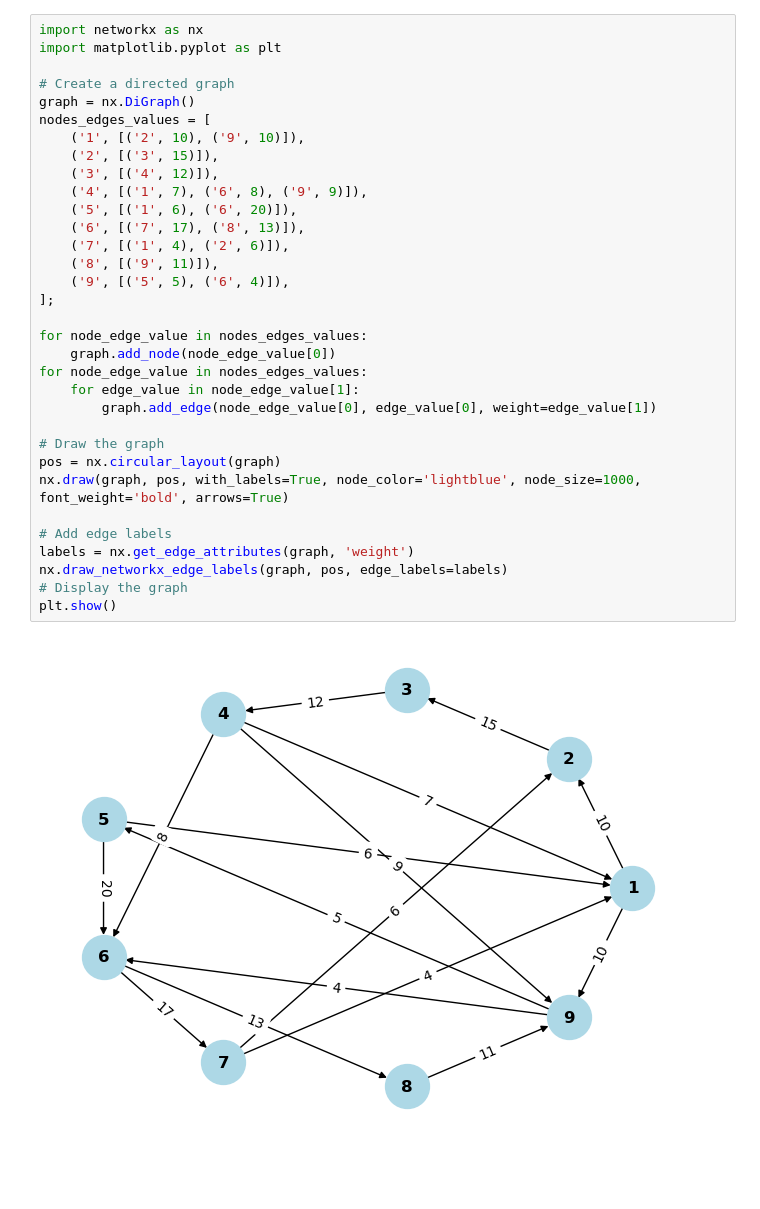
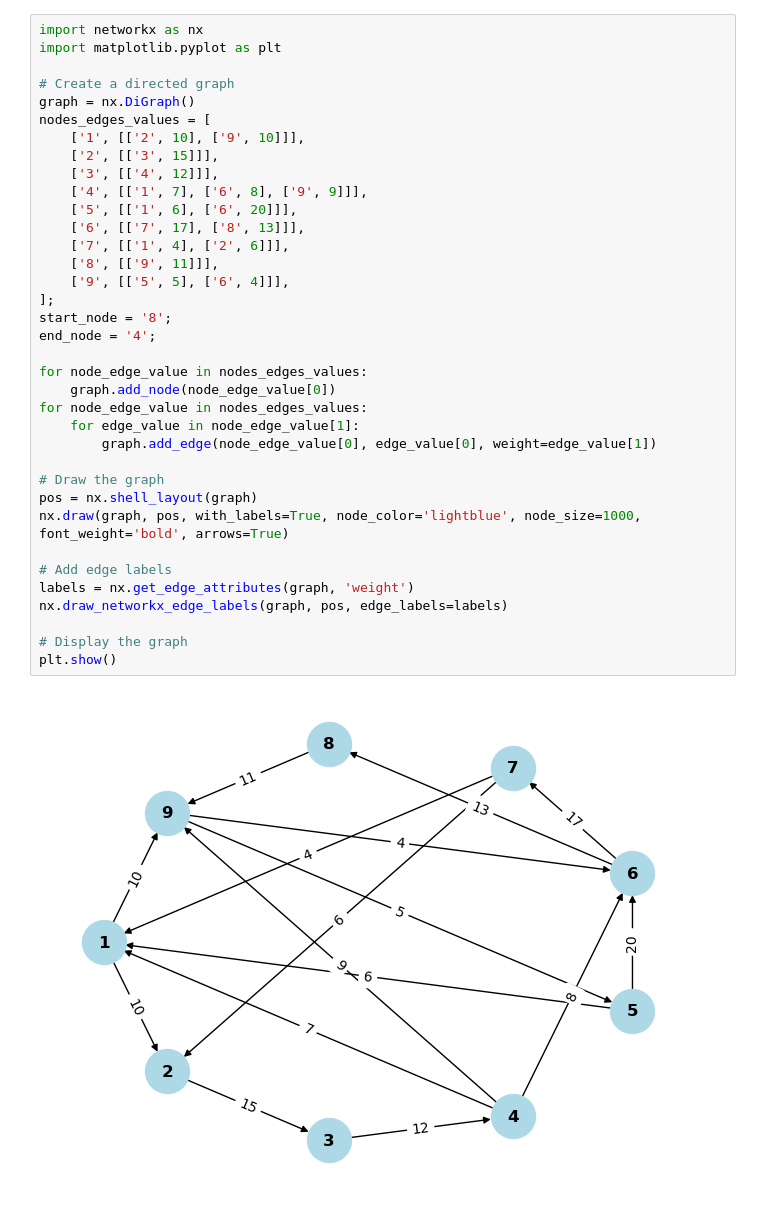
Before and after one commit to Temepest74/game_theory_ford, a Jupyter notebook: notebooks/main.ipynb, the cells around one changed output. Drawn from its saved outputs; the diff is of its cells as text; blank space fills up the shorter version.

```diff
--- a/notebooks/main.ipynb
+++ b/notebooks/main.ipynb
@@ -1,35 +1,38 @@
 # %%
 import networkx as nx
 import matplotlib.pyplot as plt
 
 # Create a directed graph
 graph = nx.DiGraph()
 nodes_edges_values = [
-    ('1', [('2', 10), ('9', 10)]),
-    ('2', [('3', 15)]),
-    ('3', [('4', 12)]),
-    ('4', [('1', 7), ('6', 8), ('9', 9)]),
-    ('5', [('1', 6), ('6', 20)]),
-    ('6', [('7', 17), ('8', 13)]),
-    ('7', [('1', 4), ('2', 6)]),
-    ('8', [('9', 11)]),
-    ('9', [('5', 5), ('6', 4)]),
+    ['1', [['2', 10], ['9', 10]]],
+    ['2', [['3', 15]]],
+    ['3', [['4', 12]]],
+    ['4', [['1', 7], ['6', 8], ['9', 9]]],
+    ['5', [['1', 6], ['6', 20]]],
+    ['6', [['7', 17], ['8', 13]]],
+    ['7', [['1', 4], ['2', 6]]],
+    ['8', [['9', 11]]],
+    ['9', [['5', 5], ['6', 4]]],
 ];
+start_node = '8';
+end_node = '4';
 
 for node_edge_value in nodes_edges_values:
     graph.add_node(node_edge_value[0])
 for node_edge_value in nodes_edges_values:
     for edge_value in node_edge_value[1]:
         graph.add_edge(node_edge_value[0], edge_value[0], weight=edge_value[1])
 
 # Draw the graph
-pos = nx.circular_layout(graph)
+pos = nx.shell_layout(graph)
 nx.draw(graph, pos, with_labels=True, node_color='lightblue', node_size=1000, font_weight='bold', arrows=True)
 
 # Add edge labels
 labels = nx.get_edge_attributes(graph, 'weight')
 nx.draw_networkx_edge_labels(graph, pos, edge_labels=labels)
+
 # Display the graph
 plt.show()
 # %% [output]
-[figure, old version]
+[figure, new version]
```
Also changed, not shown: parts of 5 cells of this notebook, 3 other files.
